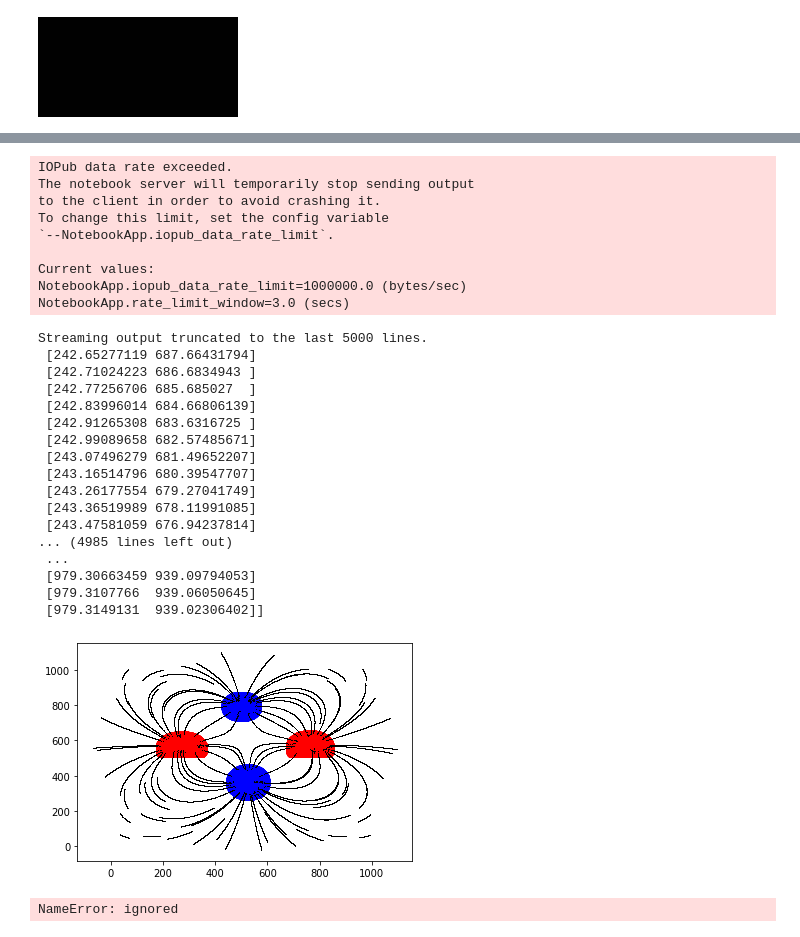
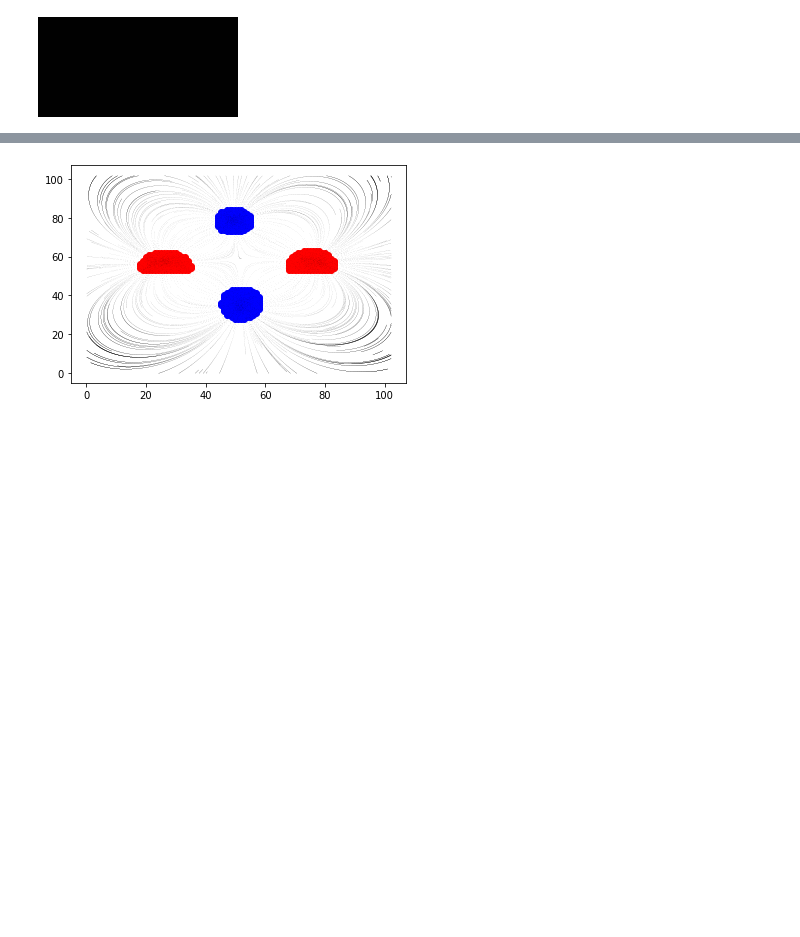
Before and after one commit to pyqt555/cudaFieldLines, a Jupyter notebook: main.ipynb, the cells around one changed output, grey strips where cells are left out. Drawn from its saved outputs; the diff is of its cells as text; code cells hidden in the pictures; blank space fills up the shorter version.

Commit message:
image readign and computing under 1 min

```diff
--- a/main.ipynb
+++ b/main.ipynb
@@ -266,0 +243,14 @@ array([[2.13072496, 0.23678051, 0.86527544],
+# %%
+for line in lst:
+  if len(line)>0:
+    nl=[]
+    for p in line:
+      nl.append((p[0],p[1]))
+    nl=np.array(nl)
+    plt.plot(nl[:,0], nl[:,1],",",color="black")
+plt.plot(statics[:,0], statics[:,1],"o")
+
+
+
+plt.show()
+#lst
@@ -344,8 +336,9 @@ array([ 75,  76,  77,  78,  79,  80,  81,  82,  83,  84,  85,  86,  87,
 # %%
 def extract_charges(img,val_img=None):
   img=cv2.cvtColor(img.copy(),cv2.COLOR_BGR2HSV)
+
   if type(val_img)!=type(None):
-    valarray=cv2.cv2Color(val_img.copy(),cv2.COLOR_BGR2GRAY)
+    valarray=cv2.cv2Color(val_img.copy(),cv2.COLOR_BGR2GRAY)/255
   else:
     valarray=np.ones(img[:,:,0].shape)
 
@@ -386,26 +379,38 @@ def distribute_line_charges(img,res_x,res_y=None):
   return lines
 #%lprun -f distribute_line_charges distribute_line_charges(testimg,10)
 # %%
-def display_lines_from_img(img,res_x,res_y=None,val_img=None,line_length=1000):
+def display_lines_from_img(img,res_x,res_y=None,sim_scale=100,val_img=None,line_length=1000,Timescale=1,Linemode=True,markersize=.1,linewidth=.2,marker=","):
+  TIMESCALE=Timescale
+
+
+  scale_percent = 60 # percent of original size
+  width = int(img.shape[1] * sim_scale / 100)
+  height = int(img.shape[0] * sim_scale / 100)
+  dim = (width, height)
+  img = cv2.resize(img.copy(), dim, interpolation = cv2.INTER_AREA)
+
   stationary_charges=extract_charges(img.copy(),val_img)
   line_charges=distribute_line_charges(img.copy(),res_x,res_y)
   lines=np.array(compute_lines(stationary_charges,line_charges,line_length))
   neg,pos=np.split(stationary_charges,2)
   plt.plot(pos[:,0], pos[:,1],"o" ,color=rgb((1.,1.,1.)))
   plt.plot(neg[:,0], neg[:,1],"o" ,color=rgb((2/3,1.,1.)))
-  print(lines)
+  #print(lines)
   #lines=lines.flatten()#lines.reshape((int(len(lines.flatten())/3),3))
   for line in lines:
     if len(line)>0:
       nl=[]
       for el in line:
-        nl.append([el[0],el[1]])
+        if not (el[0]>img.shape[0]or el[1]>img.shape[1]or el[0]<0 or el[1]<0):
+          nl.append([el[0],el[1]])
       nl=np.array(nl)
-      print(nl)
-      plt.plot(nl[:,0], nl[:,1],",",color="black")
-
+      #print(nl)
+      if Linemode:
+        plt.plot(nl[:,0], nl[:,1],color="black",linestyle='-', linewidth=linewidth)
+      else:
+        plt.plot(nl[:,0], nl[:,1],marker,color="black",markersize=markersize)
 
   plt.show()
 
-display_lines_from_img(testimg,10,line_length=1000)
+display_lines_from_img(testimg,10,line_length=1000,sim_scale=10,Timescale=.1,Linemode=False,marker="o",markersize=.01)
 # %% [output]
@@ -429,31 +418 @@ computed
-IOPub data rate exceeded.
-The notebook server will temporarily stop sending output
-to the client in order to avoid crashing it.
-To change this limit, set the config variable
-`--NotebookApp.iopub_data_rate_limit`.
-
-Current values:
-NotebookApp.iopub_data_rate_limit=1000000.0 (bytes/sec)
-NotebookApp.rate_limit_window=3.0 (secs)
-Streaming output truncated to the last 5000 lines.
- [242.65277119 687.66431794]
- [242.71024223 686.6834943 ]
- [242.77256706 685.685027  ]
- [242.83996014 684.66806139]
- [242.91265308 683.6316725 ]
- [242.99089658 682.57485671]
- [243.07496279 681.49652207]
- [243.16514796 680.39547707]
- [243.26177554 679.27041749]
- [243.36519989 678.11991085]
- [243.47581059 676.94237814]
-... (4985 lines left out)
- ...
- [979.30663459 939.09794053]
- [979.3107766  939.06050645]
- [979.3149131  939.02306402]]
-[figure, old version]
+[figure, new version]
-# %%
-lines
-# %% [output]
-NameError: ignored
```
Also changed, not shown: parts of 9 cells of this notebook.
